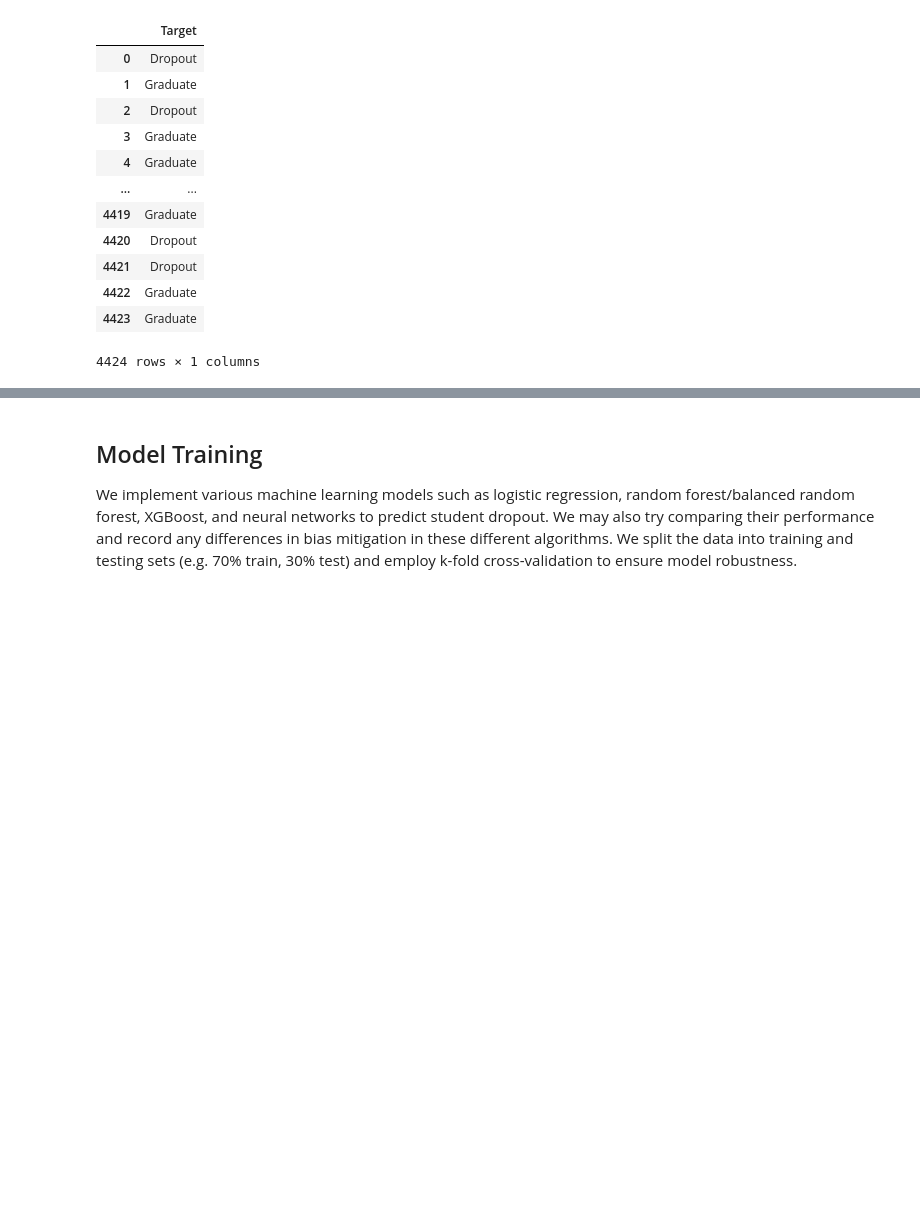
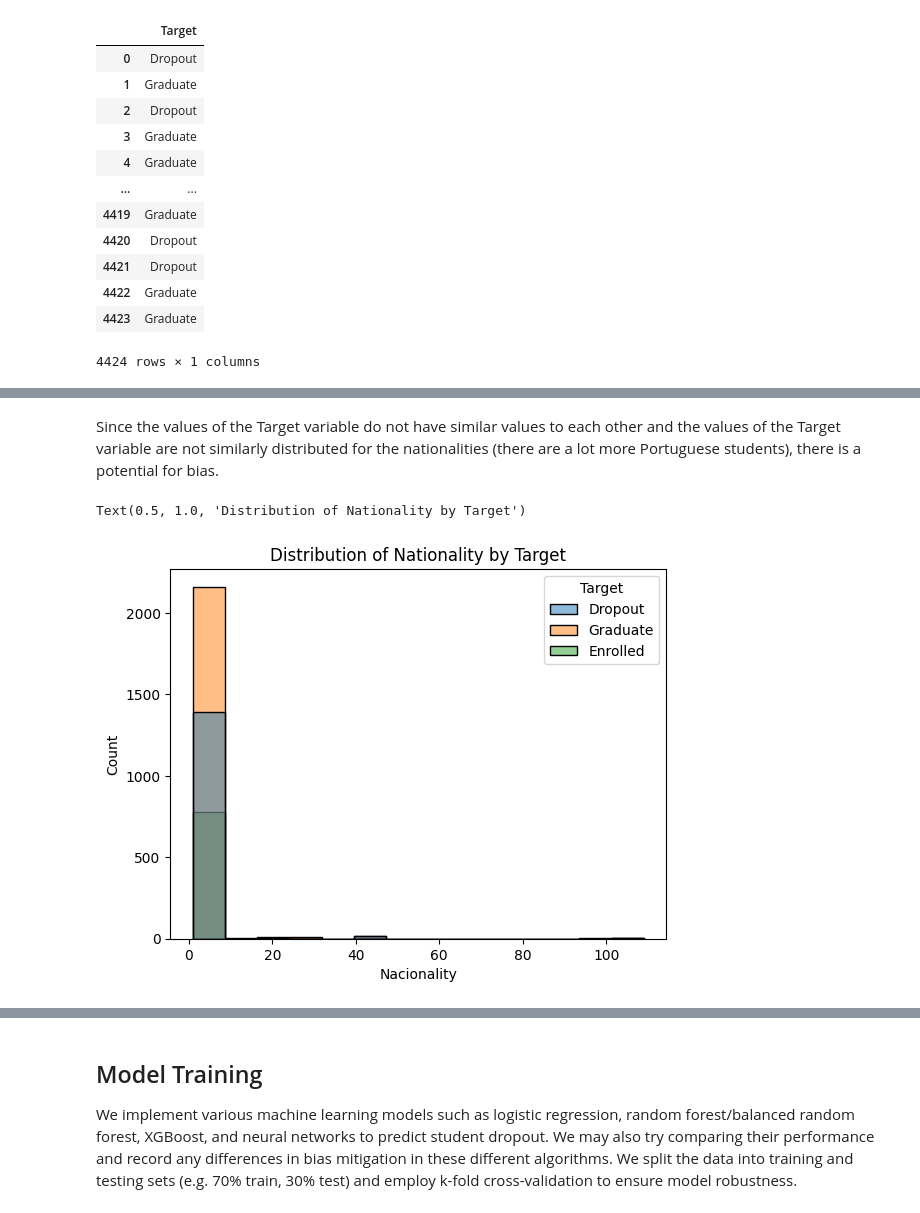
Before and after one commit to jackiechen24/dropoutbias, a Jupyter notebook: Chen_Jackie_DSCI_531_Project_Code.ipynb, the cells around one changed output, grey strips where cells are left out. Saved outputs shown, nothing was run; the diff lists cells and outputs as text; code cells hidden in the pictures; blank space fills up the shorter version.

```diff
--- a/Chen_Jackie_DSCI_531_Project_Code.ipynb
+++ b/Chen_Jackie_DSCI_531_Project_Code.ipynb
@@ -236,0 +216,9 @@ sum(uci_data.duplicated()) # check for duplicated values
+# %% [markdown]
+Since the values of the Target variable do not have similar values to each other and the values of the Target variable are not similarly distributed for the nationalities (there are a lot more Portuguese students), there is a potential for bias.
+# %%
+# distribution of Nationality color coded by target variable (https://seaborn.pydata.org/generated/seaborn.histplot.html)
+sns.histplot(data=complete_df, x="Nacionality", hue="Target")
+plt.title('Distribution of Nationality by Target')
+# %% [output]
+Text(0.5, 1.0, 'Distribution of Nationality by Target')
+[figure, added]
```
Also changed, not shown: parts of 42 cells of this notebook.
